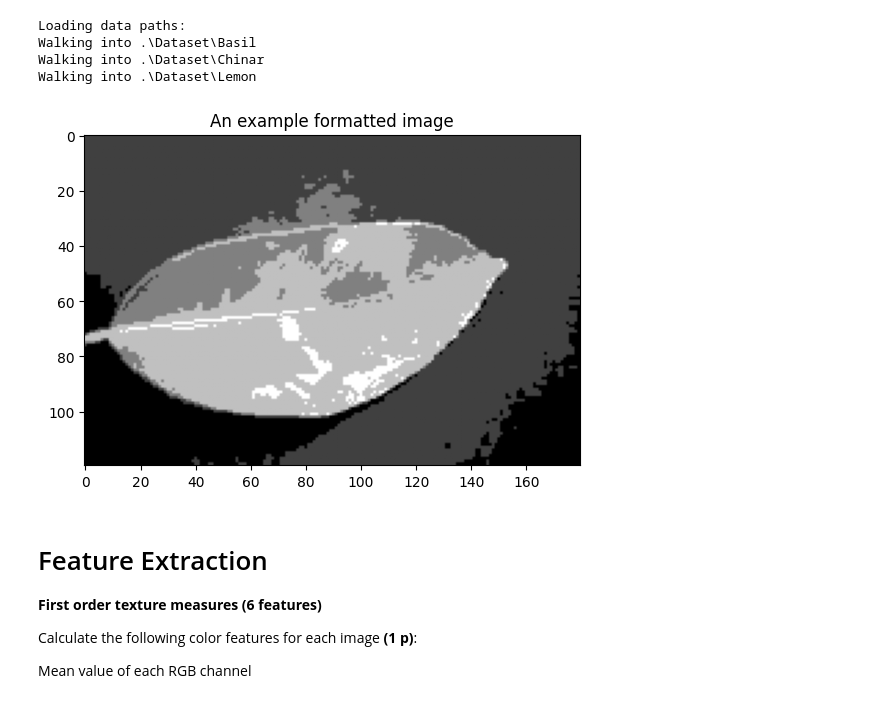
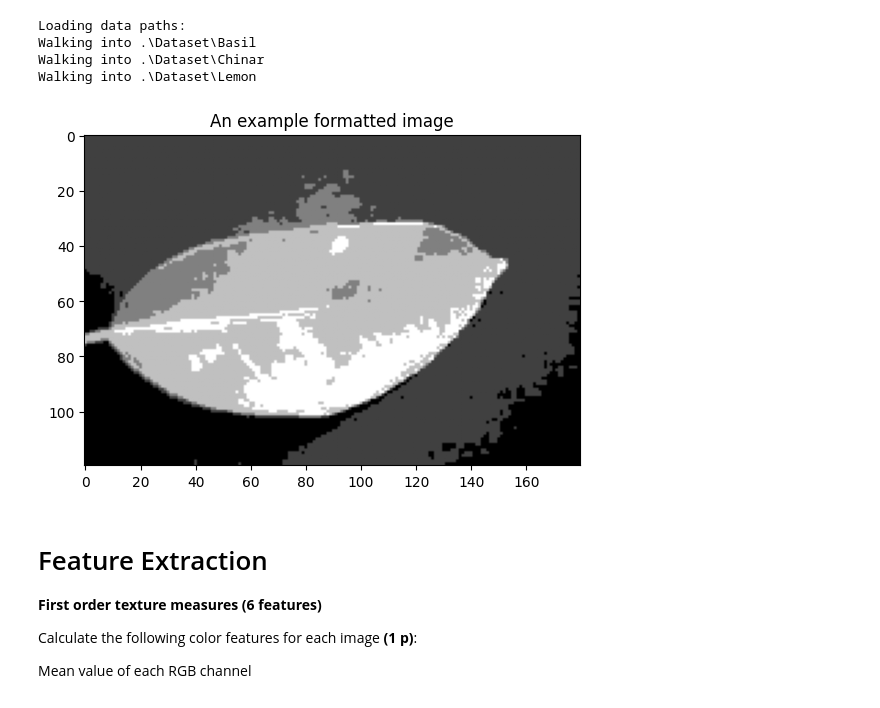
Before and after one commit to gencere757/MLPR, a Jupyter notebook: Instructions.ipynb, the cells around one changed output. Drawn from its saved outputs; the diff is of its cells as text; code cells hidden in the pictures.

```diff
--- a/Instructions.ipynb
+++ b/Instructions.ipynb
@@ -112,7 +111,7 @@ def load_data(datasetPath):
     for label, paths in dataPaths.items():
         datasets[label] = []
         for image in paths:
-            img = Image.open(image)
+            img = img_as_float(io.imread(image))
             datasets[label].append(img)
     return datasets
 
@@ -125,34 +124,34 @@ Walking into .\Dataset\Lemon
 # %%
 #Formatting the  data
 #Converts images to grayscale in the whole dataset
 def convertToGray(dataset):
     greyedImgs = dict()
     for label, imgs in dataset.items():
         greyedImgs[label] = list()
         for img in imgs:
-            greyedImgs[label].append(ImageOps.grayscale(img))
+            greyedImgs[label].append(color.rgb2gray(img))
     return greyedImgs
 
 #Changes the quantization level of all images in dataset, assumes initial quantization of 256 levels
 def changeQuantization(dataset, qLevel):
     for label, data in dataset.items():
         for idx in range(len(data)):
             img = data[idx] #Get original image
             img = np.array(img) #Convert to array
-            img = np.floor(img * (qLevel / 256)).astype(np.uint8)    #Apply new quantization level and convert to integer
+            img = np.floor(img * qLevel).astype(np.uint8)    #Apply new quantization level and convert to integer
             data[idx] = img #Update list
         dataset[label] = data   #Update the key
     return dataset
 
 modifiedDatasets = convertToGray(datasets)  #Convert to greyscale
 modifiedDatasets = changeQuantization(modifiedDatasets,8)   #Reduce quantization to 8 gray levels
 #Testing to see some images
 for label, images in modifiedDatasets.items():
     for img in images:
         plt.imshow(img, cmap='gray')
         plt.title("An example formatted image")
 # %% [output]
-[figure, old version]
+[figure, new version]
 # %% [markdown]
 # Feature Extraction
 
```
Also changed, not shown: parts of 4 cells of this notebook.
